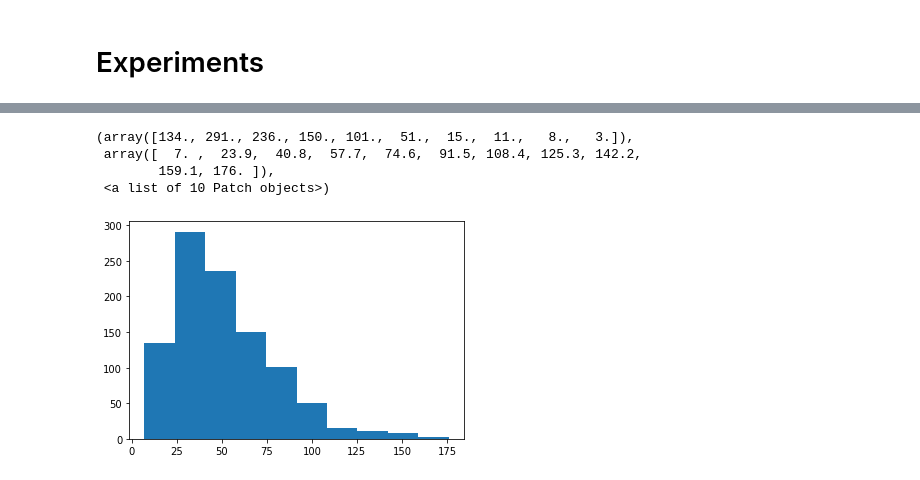
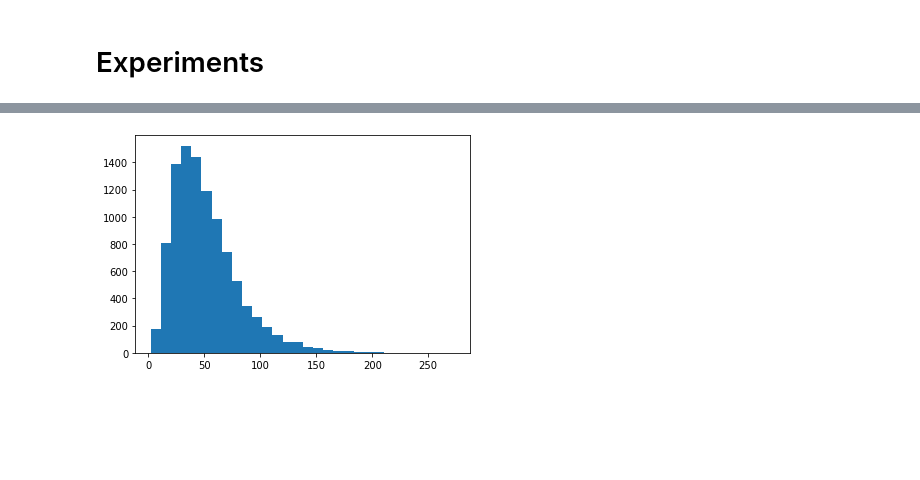
Before and after one commit to FelixKleinpeter/isir_internship, a Jupyter notebook: notebooks/lastfm.ipynb, the cells around one changed output, grey strips where cells are left out. Cells and saved outputs as stored; diff of their text form; code cells hidden in the pictures; blank space fills up the shorter version.

```diff
--- a/notebooks/lastfm.ipynb
+++ b/notebooks/lastfm.ipynb
@@ -126,0 +331,11 @@ KeyboardInterrupt:
+# %%
+full_results = {
+    'RF':np.zeros(len(results['RF'].keys()), dtype=int),
+    'FFS':np.zeros(len(results['RF'].keys()), dtype=int),
+    'RVC':np.zeros(len(results['RF'].keys()), dtype=int),
+    'VMC':np.zeros(len(results['RF'].keys()), dtype=int),
+}
+# %%
+for metric in metric_names:
+    for i, k in enumerate(results[metric].keys()):
+        full_results[metric][i] += results[metric][k]
@@ -126,0 +349,5 @@ KeyboardInterrupt:
+# %%
+for r in results_array:
+    for metric in metric_names:
+        for i, k in enumerate(results[metric].keys()):
+            full_results[metric][i] += r[metric][k]
@@ -140,16 +421,13 @@ def simu(p):
     return i
 # %%
 a = []
-for _ in range(1000):
+for _ in range(10000):
     a.append(simu(p))
 # %%
-plt.hist(a)
+plt.hist(a, bins=30)
+plt.show()
 # %% [output]
-(array([134., 291., 236., 150., 101.,  51.,  15.,  11.,   8.,   3.]),
- array([  7. ,  23.9,  40.8,  57.7,  74.6,  91.5, 108.4, 125.3, 142.2,
-        159.1, 176. ]),
- <a list of 10 Patch objects>)
-[figure, old version]
+[figure, new version]
 # %%
 np.mean(a)
 # %% [output]
```
Also changed, not shown: parts of 78 cells of this notebook, 7 other files.
